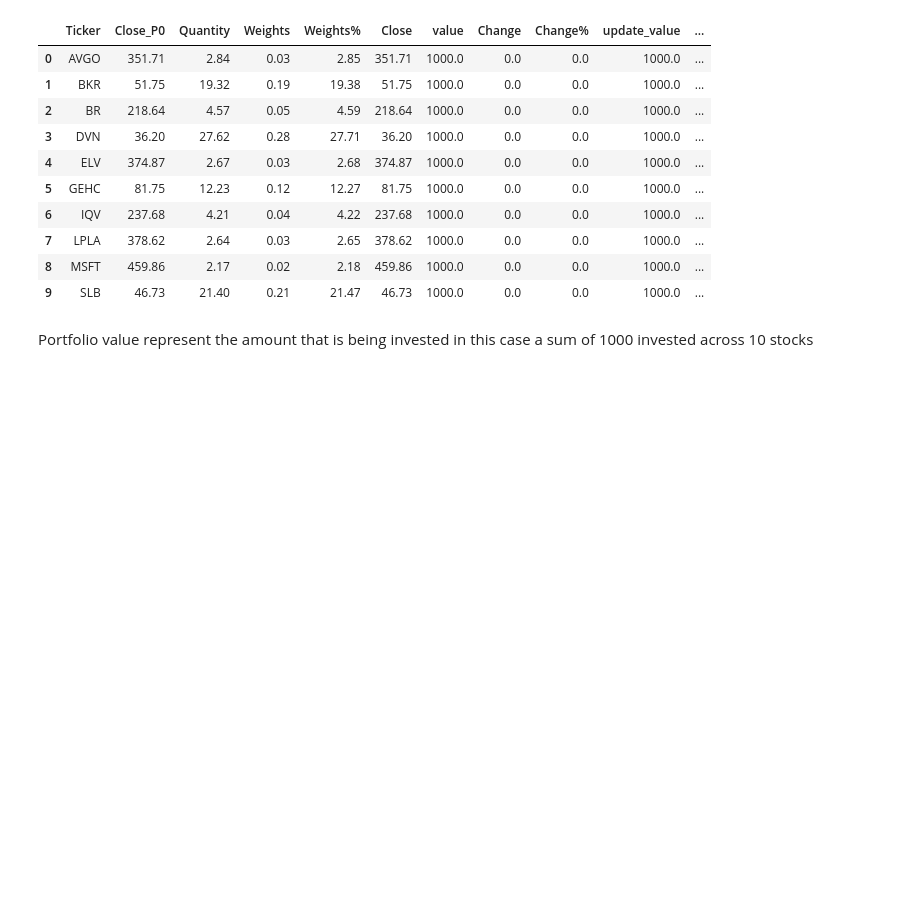
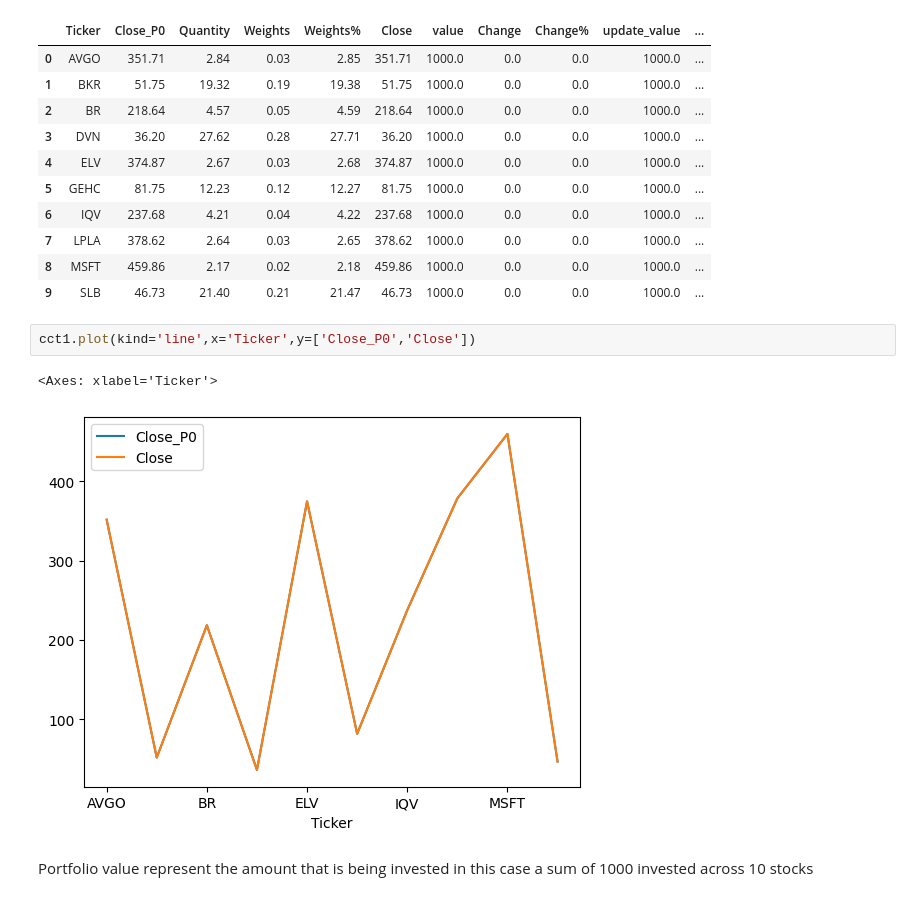
Before and after one commit to AnoopG24/Python_projects, a Jupyter notebook: Morningstar_UVportfolio_tracker1.ipynb, the cells around one changed output. Cells and saved outputs as stored; diff of their text form; blank space fills up the shorter version.

```diff
--- a/Morningstar_UVportfolio_tracker1.ipynb
+++ b/Morningstar_UVportfolio_tracker1.ipynb
@@ -108,6 +134,11 @@ cct1.round(2)
 | 7 | LPLA | 378.62 | 2.64 | 0.03 | 2.65 | 378.62 | 1000.0 | 0.0 | 0.0 | 1000.0 | ... |
 | 8 | MSFT | 459.86 | 2.17 | 0.02 | 2.18 | 459.86 | 1000.0 | 0.0 | 0.0 | 1000.0 | ... |
 | 9 | SLB | 46.73 | 21.40 | 0.21 | 21.47 | 46.73 | 1000.0 | 0.0 | 0.0 | 1000.0 | ... |
+# %%
+cct1.plot(kind='line',x='Ticker',y=['Close_P0','Close'])
+# %% [output]
+<Axes: xlabel='Ticker'>
+[figure, added]
 # %% [markdown]
 Portfolio value represent the amount that is being invested in this case a sum of 1000 invested across 10 stocks
 # %%
```
Also changed, not shown: parts of 3 cells of this notebook.
